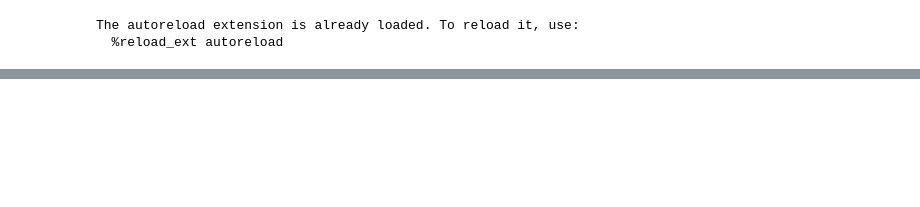
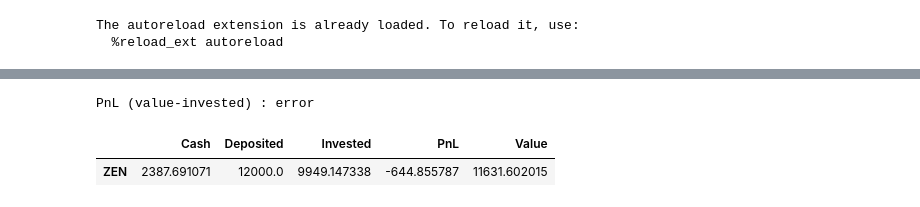
Before and after one commit to vixen-cordier/dashboards, a Jupyter notebook: book.ipynb, the cells around one changed output, grey strips where cells are left out. Drawn from its saved outputs; the diff is of its cells as text; code cells hidden in the pictures; blank space fills up the shorter version.

```diff
--- a/book.ipynb
+++ b/book.ipynb
@@ -171,0 +190,19 @@ array(['Cash', 'Commodities', 'Cryptocurrency', 'Deposit', 'Equities',
+# %%
+rows = {}
+for ptf in ['ZEN']:
+    rows[ptf] = {
+        'Value': s.loc[pd.IndexSlice[ptf, ['Cash', 'Commodities', 'Cryptocurrency', 'Equities', 'Fixed Income'], 'All', 'ValueEUR']].sum(),
+        'Invested': s.loc[pd.IndexSlice[ptf, ['Commodities', 'Cryptocurrency', 'Equities', 'Fixed Income'], 'All', 'InvestedEUR']].sum(),
+        'Cash': s.loc[pd.IndexSlice[ptf, 'Cash', 'All', 'ValueEUR']],
+        'PnL': s.loc[pd.IndexSlice[ptf, ['Cash', 'Commodities', 'Cryptocurrency', 'Equities', 'Fixed Income'], 'All', 'PnLEUR']].sum(),
+        'Deposited': -s.loc[pd.IndexSlice[ptf, 'Deposit', 'All', 'InvestedEUR']],
+    }
+df1 = pd.DataFrame(rows).transpose()
+
+print(f"PnL (value-invested) : {'OK' if df1['Value'].values[0] - df1['Invested'].values[0] - df1['Cash'].values[0] == df1['PnL'].values[0] else 'error'}")
+
+df1
+# %% [output]
+PnL (value-invested) : error
+|  | Cash | Deposited | Invested | PnL | Value |
+| ZEN | 2387.691071 | 12000.0 | 9949.147338 | -644.855787 | 11631.602015 |
```
Also changed, not shown: parts of 5 cells of this notebook, 2 other files.
